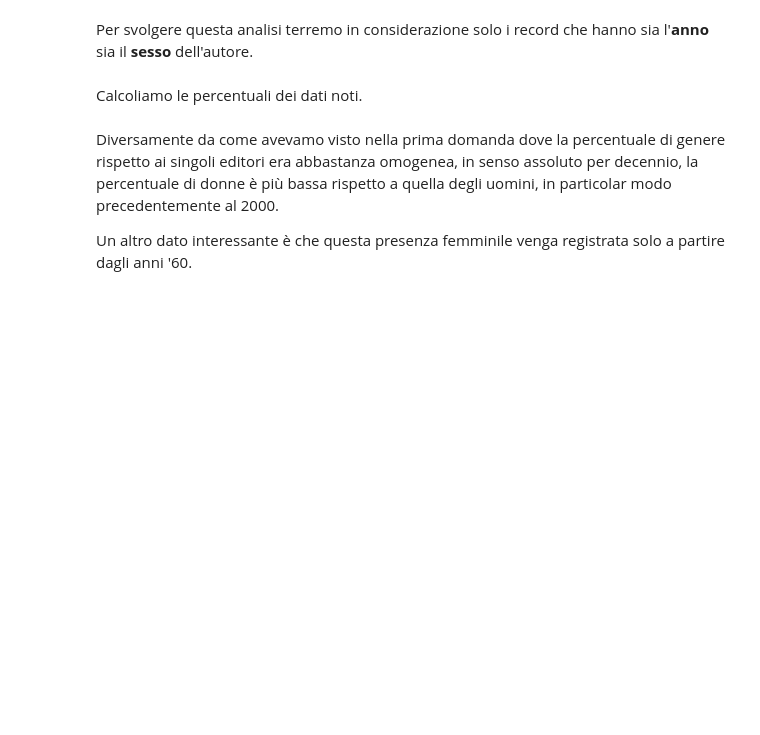
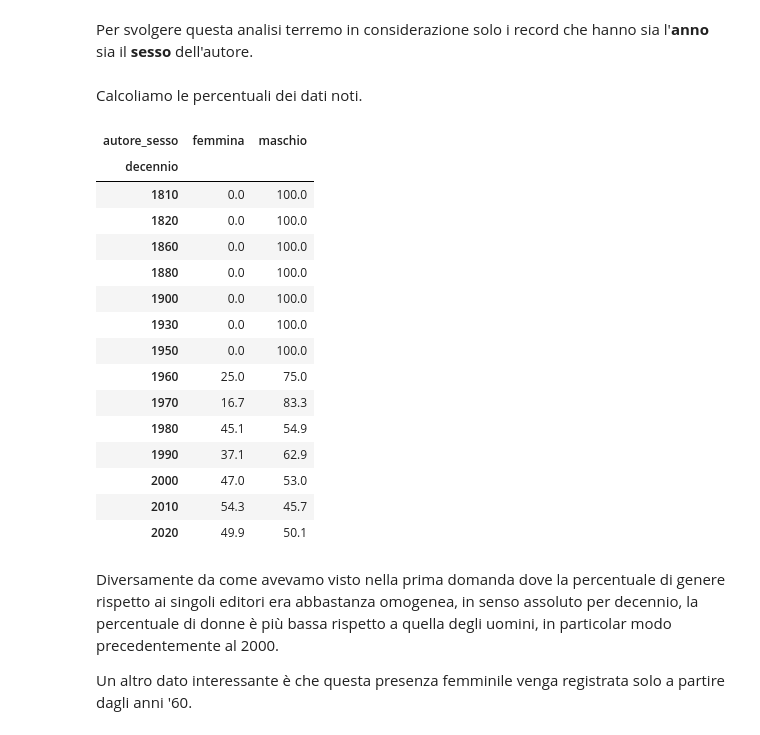
Before and after one commit to aba-ma/Between-the-lines, a Jupyter notebook: Esame.ipynb, the cells around one changed output. Saved outputs shown, nothing was run; the diff lists cells and outputs as text; code cells hidden in the pictures; blank space fills up the shorter version.

```diff
--- a/Esame.ipynb
+++ b/Esame.ipynb
@@ -487,5 +485,5 @@ df_clean['pubblicazione_successive'] = df['data_pubblicazione'].astype(str).str.
 # %% [markdown]
 Convertiamo in numeri interi `Int64`.
 # %%
-df_clean['pubblicazione_prima'] = pd.to_numeric(df_clean['pubblicazione_prima'], errors='coerce').astype('Int64')
-df_clean['pubblicazione_successive'] = pd.to_numeric(df_clean['pubblicazione_successive'], errors='coerce').astype('Int64')
+df_lavoro['pubblicazione_prima'] = pd.to_numeric(df_lavoro['pubblicazione_prima'], errors='coerce').astype('Int64')
+df_lavoro['pubblicazione_successive'] = pd.to_numeric(df_lavoro['pubblicazione_successive'], errors='coerce').astype('Int64')
@@ -993,13 +1195,30 @@ df_2b_valido = df_decenni.dropna(subset=['pubblicazione_prima', 'autore_sesso'])
 # %% [markdown]
 Calcoliamo le percentuali dei dati noti.
 # %%
-tabella_2b_pulita = (pd.crosstab(
-    df_2b_valido['decennio'],
-    df_2b_valido['autore_sesso'],
+tabella_2b = (pd.crosstab(
+    df_2b['decennio'],
+    df_2b['autore_sesso'],
     normalize='index'
 ) * 100).round(1)
 
-display(tabella_2b_pulita)
+display(tabella_2b)
+# %% [output]
+| autore_sesso | femmina | maschio |
+| decennio |  |  |
+| 1810 | 0.0 | 100.0 |
+| 1820 | 0.0 | 100.0 |
+| 1860 | 0.0 | 100.0 |
+| 1880 | 0.0 | 100.0 |
+| 1900 | 0.0 | 100.0 |
+| 1930 | 0.0 | 100.0 |
+| 1950 | 0.0 | 100.0 |
+| 1960 | 25.0 | 75.0 |
+| 1970 | 16.7 | 83.3 |
+| 1980 | 45.1 | 54.9 |
+| 1990 | 37.1 | 62.9 |
+| 2000 | 47.0 | 53.0 |
+| 2010 | 54.3 | 45.7 |
+| 2020 | 49.9 | 50.1 |
 # %% [markdown]
 Diversamente da come avevamo visto nella prima domanda dove la percentuale di genere rispetto ai singoli editori era abbastanza omogenea, in senso assoluto per decennio, la percentuale di donne è più bassa rispetto a quella degli uomini, in particolar modo precedentemente al 2000.
 
```
Also changed, not shown: parts of 105 cells of this notebook.
